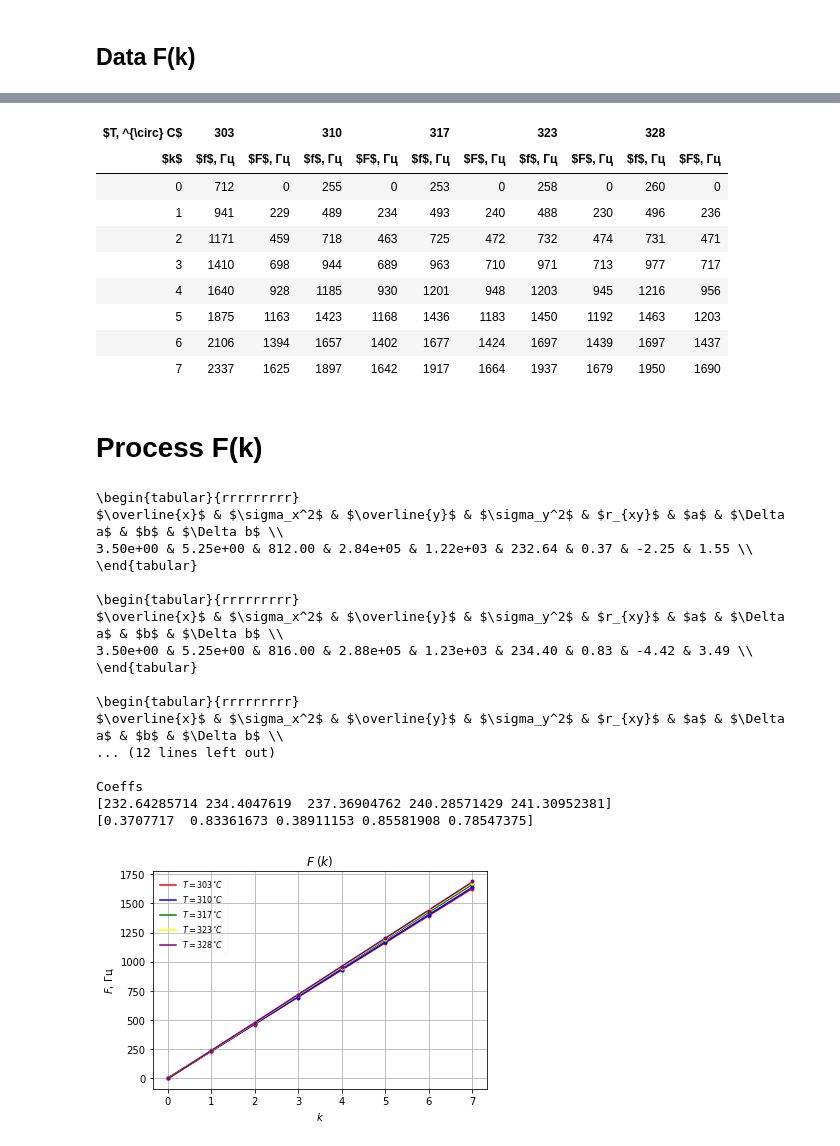
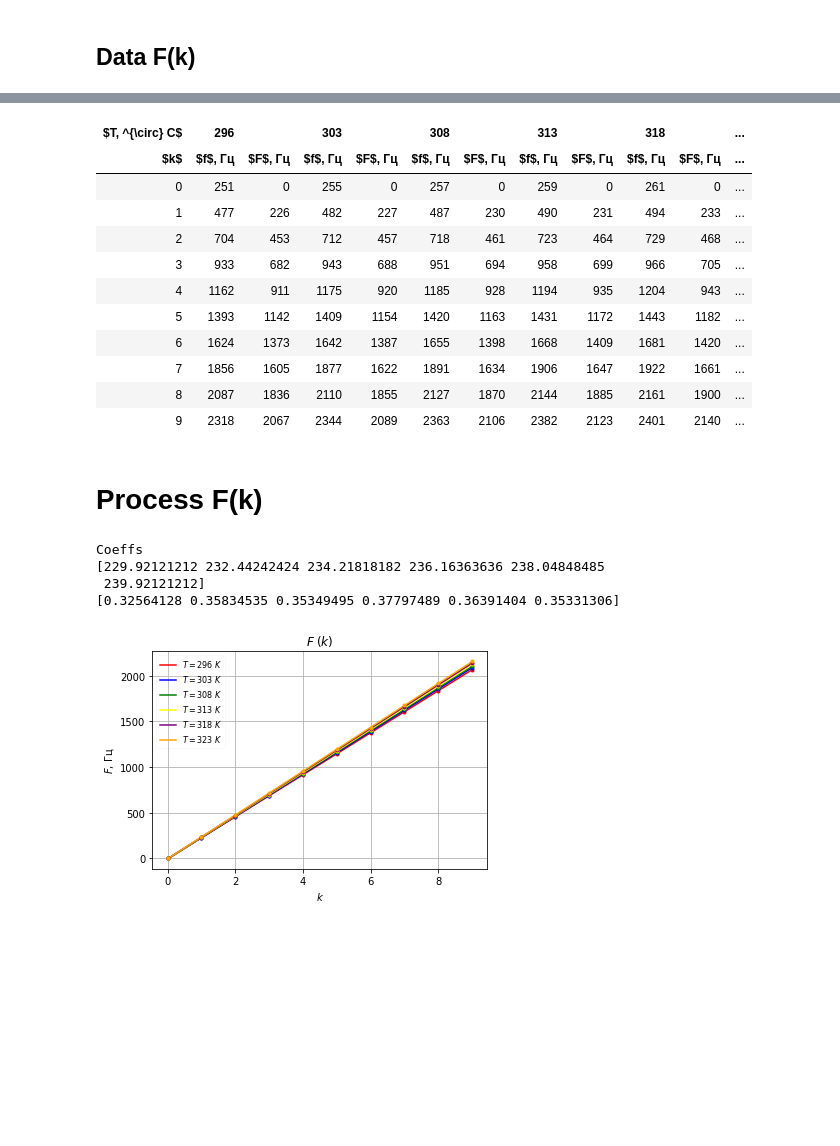
Before and after one commit to futherus/mipt_lab, a Jupyter notebook: 2.1.3/processing.ipynb, the cells around one changed output, grey strips where cells are left out. Drawn from its saved outputs; the diff is of its cells as text; code cells hidden in the pictures; blank space fills up the shorter version.

```diff
--- a/2.1.3/processing.ipynb
+++ b/2.1.3/processing.ipynb
@@ -150,8 +158,8 @@ def plot_data(data, f, filename):
     err_a = np.array([])      # errors a
 
     for i in range(0, len(f)):
-        x = data[('f', 'k')]
-        y = data[(str(f[i]), 'L')]
+        y = data[(str(f[i]), 'L')].dropna() # remove NaNs
+        x = data[('f', 'k')][0:len(y)]      # slice x to have the same size as y
 
         df, dat = least_sq(x, y)
         latex = df.style.hide(level=0, axis=0).format(mnk_fmt).to_latex()
@@ -164,7 +172,7 @@ def plot_data(data, f, filename):
         lin_plot_Lk(x, y, label, i)
 
     plt.title("$L \; (k)$")
-    plt.ylabel(r"$L$ мм")
+    plt.ylabel(r"$L$, мм")
     plt.xlabel(r"$k$")
     plt.grid(True)
     plt.legend(fontsize = 8, framealpha = 0.1)
@@ -276,14 +312,15 @@ gamma: 1.395186259423127
 # %% [markdown]
 ## Data F(k)
 # %%
-data = pd.read_excel("213.ods", engine='odf', usecols = "A, D:E, I:J, N:O, S:T, X:Y", sheet_name = 2)
+data = pd.read_excel("213.ods", engine='odf', usecols = "A, D:E, I:J, N:O, S:T, X:Y, AC:AD", sheet_name = 2)
 
 T = np.array([
+    296,
     303,
-    310,
-    317,
-    323,
-    328
+    308,
+    313,
+    318,
+    323
 ])
 err_T = 0.1
 
@@ -291,3 +328,5 @@ L = 740
 err_L = 1
 
 # f_carbon = np.array([])
+
+data
@@ -354,28 +407,30 @@ def print_data(data, T, filename):
 # %%
 print_data(data, T, "F_k.tex")
 # %% [output]
-| $T, ^{\circ} C$ | 303 |  | 310 |  | 317 |  | 323 |  | 328 |  |
-| $k$ | $f$, Гц | $F$, Гц | $f$, Гц | $F$, Гц | $f$, Гц | $F$, Гц | $f$, Гц | $F$, Гц | $f$, Гц | $F$, Гц |
-| 0 | 712 | 0 | 255 | 0 | 253 | 0 | 258 | 0 | 260 | 0 |
-| 1 | 941 | 229 | 489 | 234 | 493 | 240 | 488 | 230 | 496 | 236 |
-| 2 | 1171 | 459 | 718 | 463 | 725 | 472 | 732 | 474 | 731 | 471 |
-| 3 | 1410 | 698 | 944 | 689 | 963 | 710 | 971 | 713 | 977 | 717 |
-| 4 | 1640 | 928 | 1185 | 930 | 1201 | 948 | 1203 | 945 | 1216 | 956 |
-| 5 | 1875 | 1163 | 1423 | 1168 | 1436 | 1183 | 1450 | 1192 | 1463 | 1203 |
-| 6 | 2106 | 1394 | 1657 | 1402 | 1677 | 1424 | 1697 | 1439 | 1697 | 1437 |
-| 7 | 2337 | 1625 | 1897 | 1642 | 1917 | 1664 | 1937 | 1679 | 1950 | 1690 |
+| $T, ^{\circ} C$ | 296 |  | 303 |  | 308 |  | 313 |  | 318 |  | ... |
+| $k$ | $f$, Гц | $F$, Гц | $f$, Гц | $F$, Гц | $f$, Гц | $F$, Гц | $f$, Гц | $F$, Гц | $f$, Гц | $F$, Гц | ... |
+| 0 | 251 | 0 | 255 | 0 | 257 | 0 | 259 | 0 | 261 | 0 | ... |
+| 1 | 477 | 226 | 482 | 227 | 487 | 230 | 490 | 231 | 494 | 233 | ... |
+| 2 | 704 | 453 | 712 | 457 | 718 | 461 | 723 | 464 | 729 | 468 | ... |
+| 3 | 933 | 682 | 943 | 688 | 951 | 694 | 958 | 699 | 966 | 705 | ... |
+| 4 | 1162 | 911 | 1175 | 920 | 1185 | 928 | 1194 | 935 | 1204 | 943 | ... |
+| 5 | 1393 | 1142 | 1409 | 1154 | 1420 | 1163 | 1431 | 1172 | 1443 | 1182 | ... |
+| 6 | 1624 | 1373 | 1642 | 1387 | 1655 | 1398 | 1668 | 1409 | 1681 | 1420 | ... |
+| 7 | 1856 | 1605 | 1877 | 1622 | 1891 | 1634 | 1906 | 1647 | 1922 | 1661 | ... |
+| 8 | 2087 | 1836 | 2110 | 1855 | 2127 | 1870 | 2144 | 1885 | 2161 | 1900 | ... |
+| 9 | 2318 | 2067 | 2344 | 2089 | 2363 | 2106 | 2382 | 2123 | 2401 | 2140 | ... |
 # %% [markdown]
 # Process F(k)
 # %%
 colour = ["red", "blue", "green", "yellow", "purple", "orange"]
 
-def lin_plot_Fk(x, y, label = None, i = 1):
+def lin_plot(x, y, xerr, yerr, label = None, i = 1):
     coeffs = np.polyfit(x, y, 1)
     equ = lambda x: coeffs[0] * x + coeffs[1]
 
-    x_space = np.linspace(0, max(x), 100)
+    x_space = np.linspace(min(x), max(x), 100)
     plt.plot(x_space, equ(x_space), label = label, c = colour[i])
-    plt.errorbar(x, y, yerr=0.1, xerr=0, fmt='.', c = colour[i])
+    plt.errorbar(x, y, xerr=xerr, yerr=yerr, fmt='.', c = colour[i])
 # %%
 mnk_fmt = {
         '$\overline{x}$' : "{:.2e}",
@@ -421,13 +476,13 @@ def plot_data(data, T, filename):
 
         df, dat = least_sq(x, y)
         latex = df.style.hide(level=0, axis=0).format(mnk_fmt).to_latex()
-        print(latex)
+        # print(latex)
 
         a     = np.append(a, dat[5])
         err_a = np.append(err_a, dat[6])
 
-        label = r"$T = " + str(T[i]) + r" ^{\circ} C$"
-        lin_plot_Lk(x, y, label, i)
+        label = r"$T = " + str(T[i]) + r"\; K$"
+        lin_plot(x, y, 0, 1, label, i)
 
     plt.title("$F \; (k)$")
     plt.ylabel(r"$F$, Гц")
@@ -442,24 +497,11 @@ def plot_data(data, T, filename):
 
     return a, err_a
 # %%
-a, err_a = plot_data(data.dropna(), T, "F_k.pdf")
+a, err_a = plot_data(data, T, "F_k.pdf")
 # %% [output]
-\begin{tabular}{rrrrrrrrr}
-$\overline{x}$ & $\sigma_x^2$ & $\overline{y}$ & $\sigma_y^2$ & $r_{xy}$ & $a$ & $\Delta a$ & $b$ & $\Delta b$ \\
-3.50e+00 & 5.25e+00 & 812.00 & 2.84e+05 & 1.22e+03 & 232.64 & 0.37 & -2.25 & 1.55 \\
-\end{tabular}
-
-\begin{tabular}{rrrrrrrrr}
-$\overline{x}$ & $\sigma_x^2$ & $\overline{y}$ & $\sigma_y^2$ & $r_{xy}$ & $a$ & $\Delta a$ & $b$ & $\Delta b$ \\
-3.50e+00 & 5.25e+00 & 816.00 & 2.88e+05 & 1.23e+03 & 234.40 & 0.83 & -4.42 & 3.49 \\
-\end{tabular}
-
-\begin{tabular}{rrrrrrrrr}
-$\overline{x}$ & $\sigma_x^2$ & $\overline{y}$ & $\sigma_y^2$ & $r_{xy}$ & $a$ & $\Delta a$ & $b$ & $\Delta b$ \\
-... (12 lines left out)
-
 Coeffs
-[232.64285714 234.4047619  237.36904762 240.28571429 241.30952381]
-[0.3707717  0.83361673 0.38911153 0.85581908 0.78547375]
+[229.92121212 232.44242424 234.21818182 236.16363636 238.04848485
+ 239.92121212]
+[0.32564128 0.35834535 0.35349495 0.37797489 0.36391404 0.35331306]
-[figure, old version]
+[figure, new version]
 # %%
```
Also changed, not shown: parts of 14 cells of this notebook, 3 other files.
